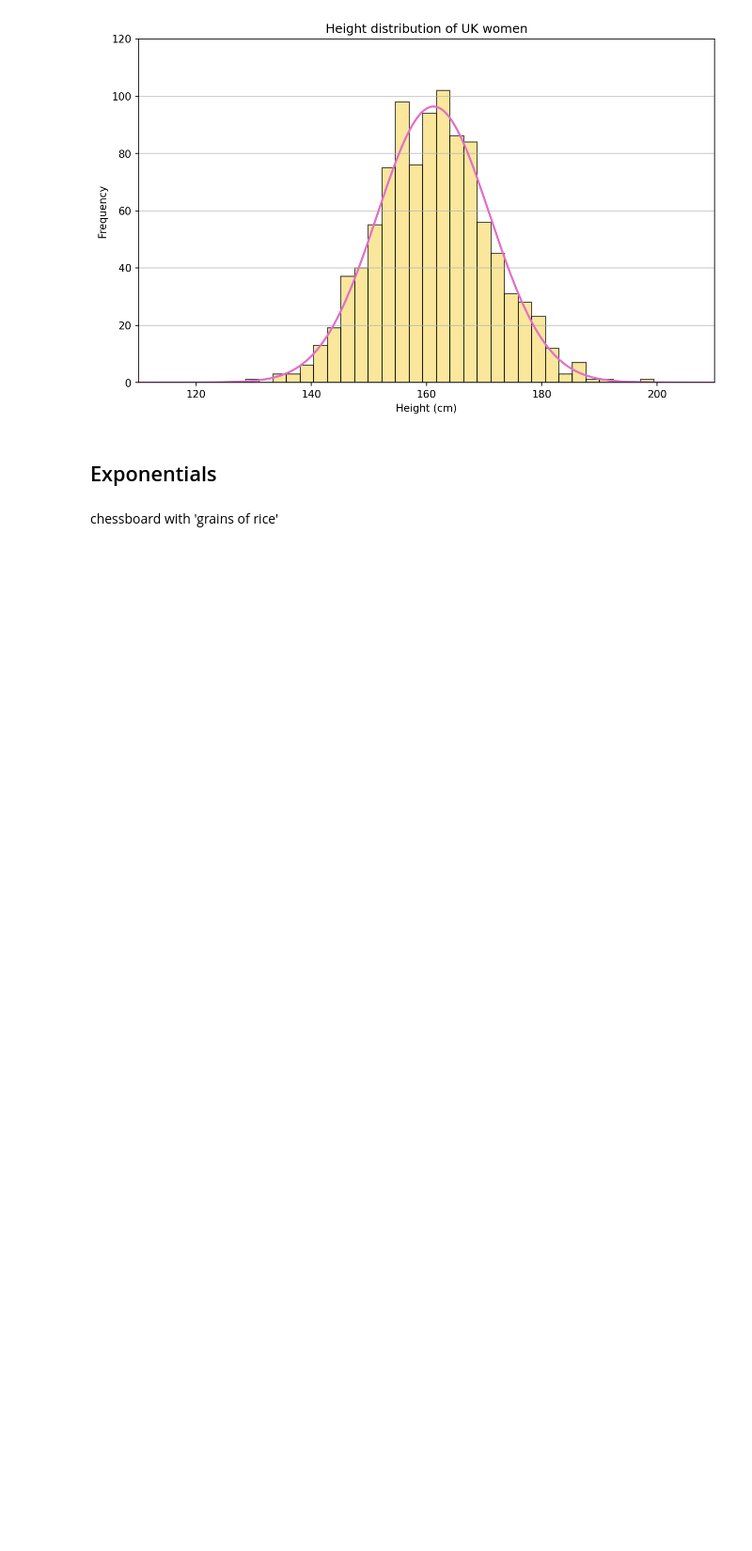
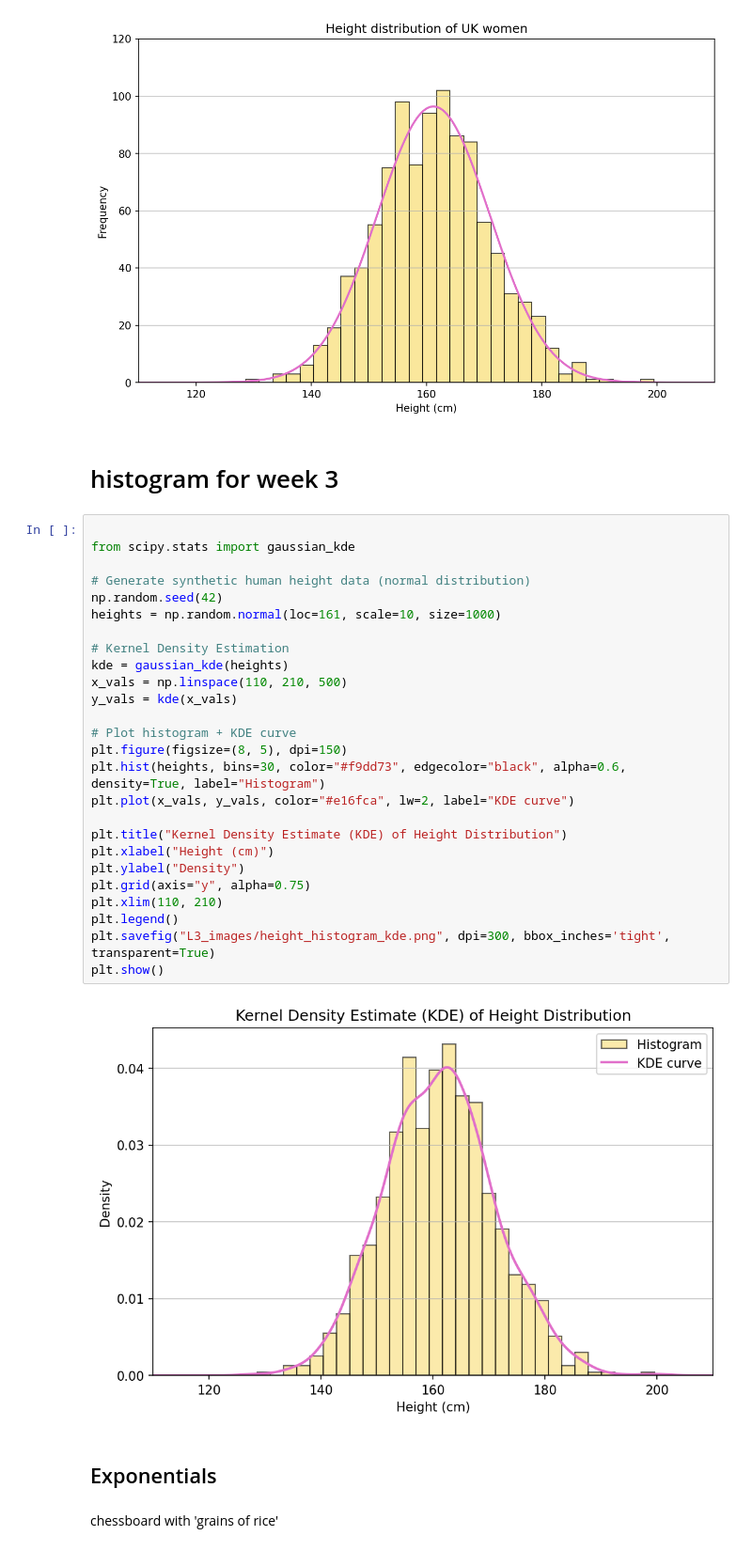
Before and after one commit to Bea-Taylor/CASA007_lectures, a Jupyter notebook: L2_graphics.ipynb, the cells around one changed output. Shown at 94% size. Drawn from its saved outputs; the diff is of its cells as text; blank space fills up the shorter version.

```diff
--- a/L2_graphics.ipynb
+++ b/L2_graphics.ipynb
@@ -308,6 +308,36 @@ plt.savefig("L2_images/height_histogram_pdf.png", dpi=300, bbox_inches='tight',
 plt.show()
 # %% [output]
 [figure]
+# %% [markdown]
+# histogram for week 3
+# %%
+
+from scipy.stats import gaussian_kde
+
+# Generate synthetic human height data (normal distribution)
+np.random.seed(42)
+heights = np.random.normal(loc=161, scale=10, size=1000)
+
+# Kernel Density Estimation
+kde = gaussian_kde(heights)
+x_vals = np.linspace(110, 210, 500)
+y_vals = kde(x_vals)
+
+# Plot histogram + KDE curve
+plt.figure(figsize=(8, 5), dpi=150)
+plt.hist(heights, bins=30, color="#f9dd73", edgecolor="black", alpha=0.6, density=True, label="Histogram")
+plt.plot(x_vals, y_vals, color="#e16fca", lw=2, label="KDE curve")
+
+plt.title("Kernel Density Estimate (KDE) of Height Distribution")
+plt.xlabel("Height (cm)")
+plt.ylabel("Density")
+plt.grid(axis="y", alpha=0.75)
+plt.xlim(110, 210)
+plt.legend()
+plt.savefig("L3_images/height_histogram_kde.png", dpi=300, bbox_inches='tight', transparent=True)
+plt.show()
+# %% [output]
+[figure, added]
 # %% [markdown]
 ## Exponentials
 # %% [markdown]
```
Also changed, not shown: 5 other files.
